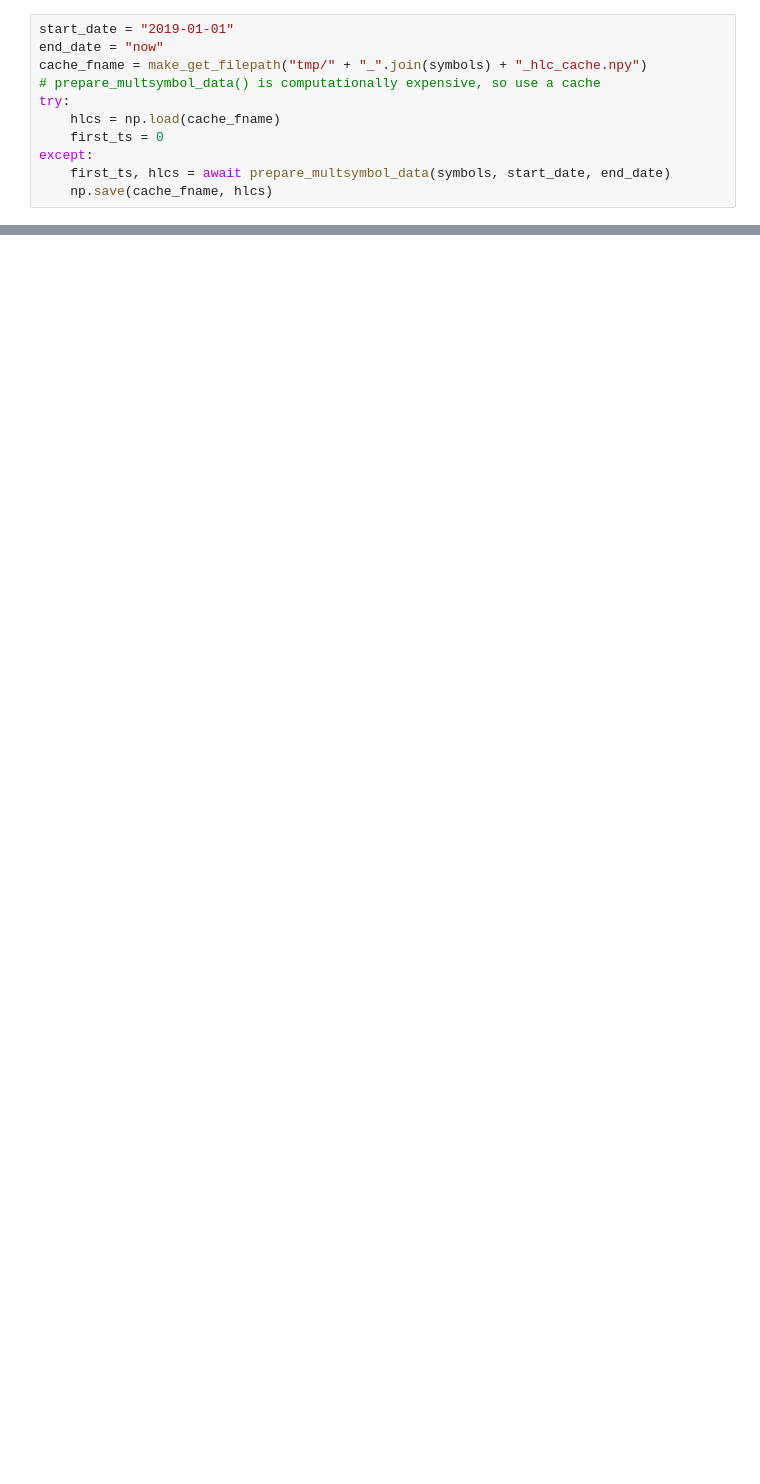
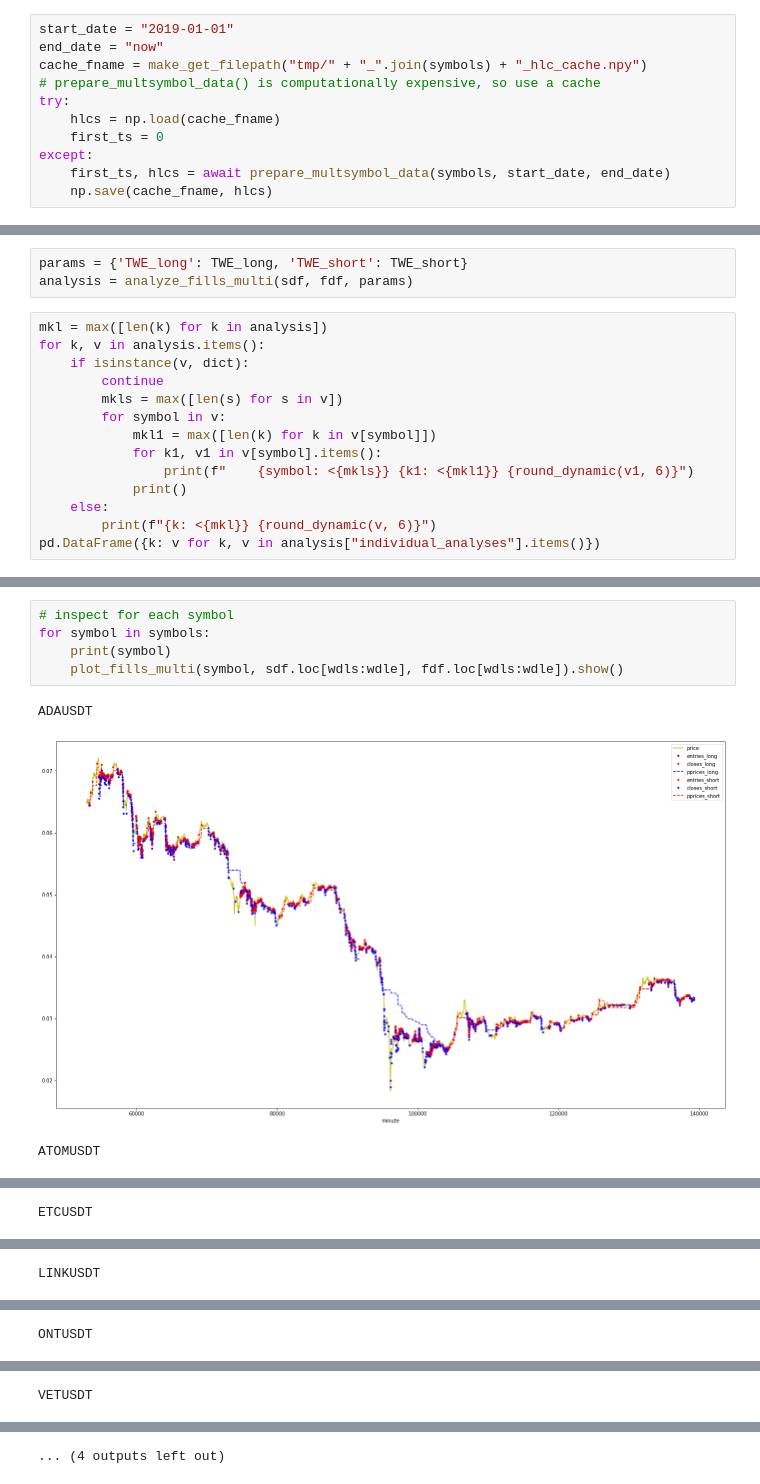
Before and after one commit to odine555/passivbot-3commas, a Jupyter notebook: notes_multisymbol_backtest.ipynb, the cells around one changed output, grey strips where cells are left out. Saved outputs shown, nothing was run; the diff lists cells and outputs as text; blank space fills up the shorter version.

```diff
--- a/notes_multisymbol_backtest.ipynb
+++ b/notes_multisymbol_backtest.ipynb
@@ -270,0 +126,17 @@ fs[i].loc[start_minute:end_minute].pnl.cumsum().plot()
+# %%
+params = {'TWE_long': TWE_long, 'TWE_short': TWE_short}
+analysis = analyze_fills_multi(sdf, fdf, params)
+# %%
+mkl = max([len(k) for k in analysis])
+for k, v in analysis.items():
+    if isinstance(v, dict):
+        continue
+        mkls = max([len(s) for s in v])
+        for symbol in v:
+            mkl1 = max([len(k) for k in v[symbol]])
+            for k1, v1 in v[symbol].items():
+                print(f"    {symbol: <{mkls}} {k1: <{mkl1}} {round_dynamic(v1, 6)}")
+            print()
+    else:
+        print(f"{k: <{mkl}} {round_dynamic(v, 6)}")
+pd.DataFrame({k: v for k, v in analysis["individual_analyses"].items()})
@@ -270,0 +193,9 @@ fs[i].loc[start_minute:end_minute].pnl.cumsum().plot()
+# %%
+# inspect for each symbol
+for symbol in symbols:
+    print(symbol)
+    plot_fills_multi(symbol, sdf.loc[wdls:wdle], fdf.loc[wdls:wdle]).show()
+# %% [output]
+ADAUSDT
+[figure, added]
+ATOMUSDT
@@ -270,0 +203 @@ fs[i].loc[start_minute:end_minute].pnl.cumsum().plot()
+ETCUSDT
@@ -270,0 +205 @@ fs[i].loc[start_minute:end_minute].pnl.cumsum().plot()
+LINKUSDT
@@ -270,0 +207 @@ fs[i].loc[start_minute:end_minute].pnl.cumsum().plot()
+ONTUSDT
@@ -270,0 +209 @@ fs[i].loc[start_minute:end_minute].pnl.cumsum().plot()
+VETUSDT
@@ -270,0 +211 @@ fs[i].loc[start_minute:end_minute].pnl.cumsum().plot()
+... (4 outputs left out)
```
Also changed, not shown: parts of 26 cells of this notebook.
